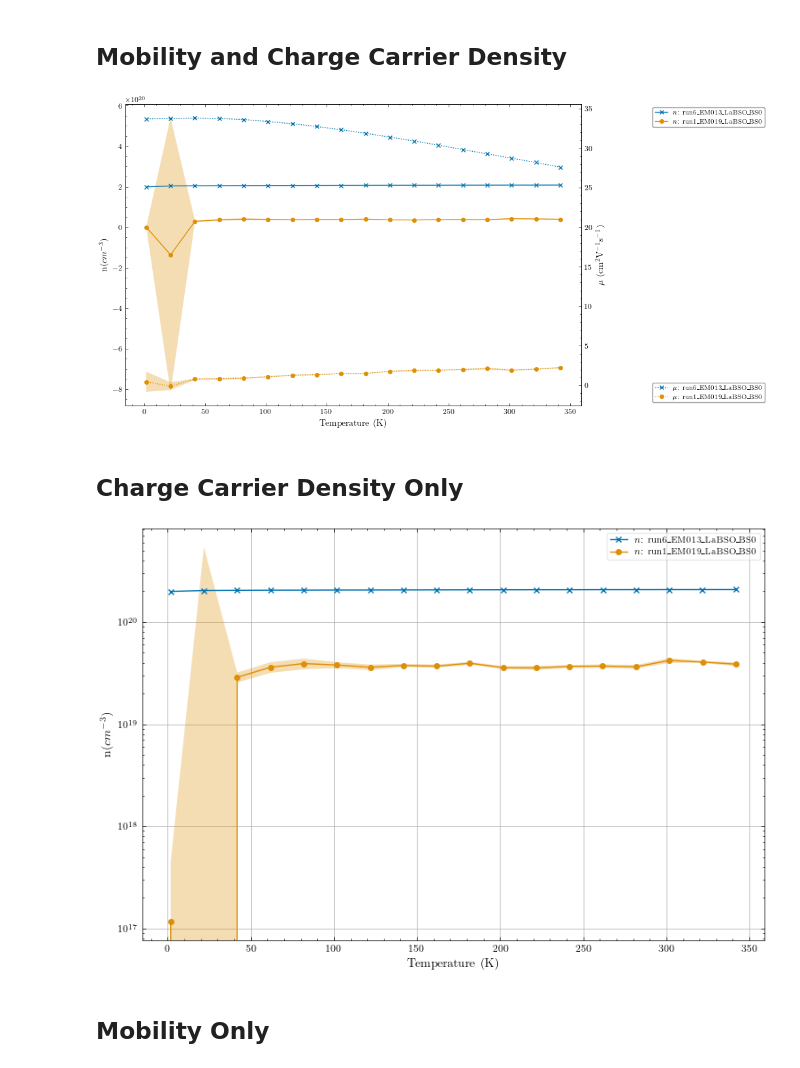
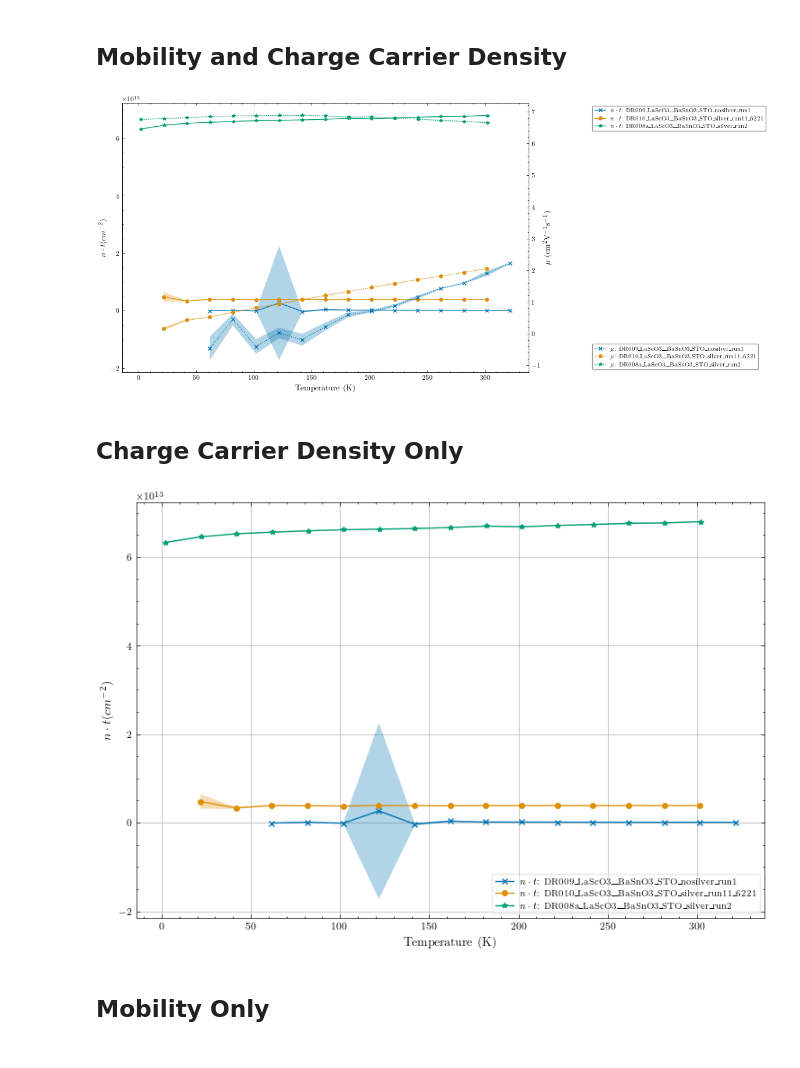
Before and after one commit to hc3413/Electronic_properties_of_thin_films, a Jupyter notebook: Analysis_Publication.ipynb, the cells around one changed output. Cells and saved outputs as stored; diff of their text form; code cells hidden in the pictures.

```diff
--- a/Analysis_Publication.ipynb
+++ b/Analysis_Publication.ipynb
@@ -102,10 +102,10 @@ for count, dat in enumerate(dat_raw_vdp + dat_raw_hb):
 #dat_raw_sel = [dat_raw_hb[1][0], dat_raw_hb[0][1]] # DV127 hallbar
 
 #dat_raw_sel = [  dat_raw_vdp[14][7],dat_raw_vdp[19][3]] # DR low oxygen double layer comparison $O_2$ - 700°C, 2h
-#dat_raw_sel = [ dat_raw_vdp[17][2], dat_raw_vdp[18][2],  dat_raw_vdp[14][7]] #,DR O2 growth comparison 0.13mbar $O_2$ $BaSnO_3$
+dat_raw_sel = [ dat_raw_vdp[17][2], dat_raw_vdp[18][2],  dat_raw_vdp[14][7]] #,DR O2 growth comparison 0.13mbar $O_2$ $BaSnO_3$
 #dat_raw_sel = [ dat_raw_vdp[16][1], dat_raw_vdp[18][2],  dat_raw_vdp[14][7], dat_raw_vdp[19][3]] #O2 growth comparison 0.13mbar $O_2$ $BaSnO_3$
 
-#dat_raw_sel =  [dat_raw_vdp[14][5], dat_raw_vdp[14][1], dat_raw_vdp[14][7]] # DR008a $O_2$ - 700°C, 2h
+#dat_raw_sel =  [dat_raw_vdp[14][7], dat_raw_vdp[14][1], dat_raw_vdp[14][5]] # Oxygen annealing:  DR008a $O_2$ - 700°C, 2h
 
 #dat_raw_sel = [dat_raw_vdp[17][2], dat_raw_vdp[17][6],  dat_raw_vdp[17][0]] # Silver contamination - HC011 vs DR009 before/after
 
@@ -150,9 +150,12 @@ for count, dat in enumerate(dat_raw_vdp + dat_raw_hb):
 #dat_raw_sel = [dat_raw_vdp[42][0], dat_raw_vdp[32][5], dat_raw_vdp[34][0], dat_raw_vdp[35][0] ] #EM Sr x = comparison $x=0.30$
 #dat_raw_sel = [dat_raw_vdp[32][5], dat_raw_vdp[40][1]] #EM vaccum vs oxygen anneal:  oxygen anneal/ vacuum anneal
 #dat_raw_sel = [dat_raw_vdp[32][5], dat_raw_vdp[41][0]] #EM BSSO/SSO buffer vs STO only: with buffer / no buffer
-dat_raw_sel = [dat_raw_vdp[32][5], dat_raw_vdp[43][0]] #High vs low oxygen pressure
+#dat_raw_sel = [dat_raw_vdp[32][5], dat_raw_vdp[43][0]] #High vs low oxygen pressure
 #$La_{0.05}Ba_{0.97}SnO_3/Ba_{0.7}Sr{0.3}SnO_3/SrSnO_3/SrTiO_3$ $La(5\%), \, x=0.3$
 
+#(3% La doping with and without LSO)
+#dat_raw_sel = [dat_raw_vdp[47][2], dat_raw_vdp[50][0]] #EM023 vs HC021
+#dat_raw_sel = [dat_raw_vdp[47][2], dat_raw_vdp[50][0], dat_raw_vdp[45][3]] #EM023 vs HC021 (3% La doping with and without LSO) and 0.02% without LSO
 
 #Xin
 #dat_raw_sel = [dat_raw_vdp[33][1]] #CP01
@@ -835,7 +838,7 @@ notes = sample_tag_gen(dat) + [''] # notes for the powerpoint in text box starti
 # Append the figure, title and notes to the list for exporting later
 fig_list.append((fig, plot_filename, plot_title, notes))
 # %% [output]
-[figure, old version]
+[figure, new version]
 # %% [markdown]
 ## Charge Carrier Density Only
 # %%
@@ -868,36 +871,36 @@ for j, d in enumerate(dat):
     y_err = y_err[fit_mask]
 
     if error_shade:
         # Plot the main line first
         line_main, = ax.plot(x, y, '-'+mark_p[j], label=f'{n_label}{d.plot_str}')
 
         # Extract the line color to use for fill
         color_main = line_main.get_color()
 
         # Fill the error region
         ax.fill_between(x, y - y_err, y + y_err, color=color_main, alpha=0.3, edgecolor='none')
     else:
         # Standard error bars
         ax.errorbar(x, y, yerr=y_err, fmt='-'+mark_p[j], label=f'{n_label}{d.plot_str}')
 
 # Add a legend for the y-axis
 ax.legend()
 
-ax.set_yscale('log')
-#ax.set_ylim(1e1, 1e14)
+#ax.set_yscale('log')
+#ax.set_ylim(2.75e12, 2.85e12)
 
 # Show the plot
 plt.show()
 
 # Export Metadata
 plot_filename = f'{dat[0].sample_code}_{powerpoint_string}_n_only_vs_temperature' # name for exported figure
 plot_title = 'Charge Carrier Density vs Temperature' # title for powerpoint
 notes = sample_tag_gen(dat) + [''] # notes for the powerpoint in text box starting with sample tag
 
 # Append the figure, title and notes to the list for exporting later
 fig_list.append((fig, plot_filename, plot_title, notes))
 # %% [output]
-[figure, old version]
+[figure, new version]
 # %% [markdown]
 ## Mobility Only
 # %%
```
Also changed, not shown: parts of 19 cells of this notebook, 6 other files.
